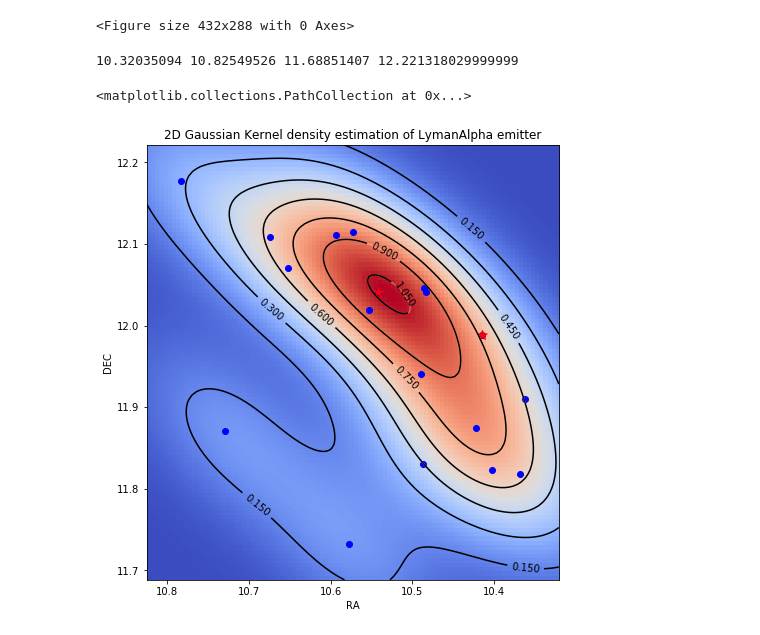
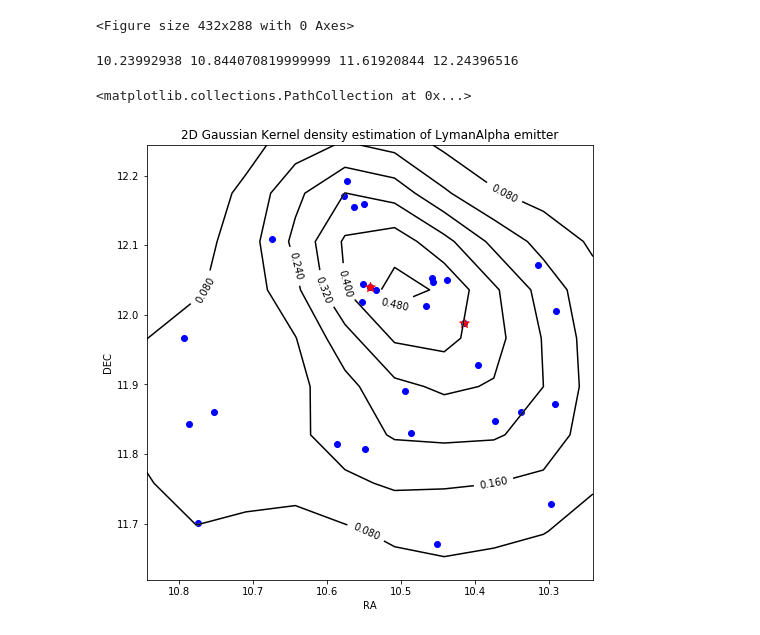
Before and after one commit to 991710301/Lyman-Alpha-nebula, a Jupyter notebook: BOSS0042.ipynb, the cells around one changed output. Cells and saved outputs as stored; diff of their text form; code cells hidden in the pictures.

```diff
--- a/BOSS0042.ipynb
+++ b/BOSS0042.ipynb
@@ -299,7 +299,7 @@ BOSS_NB_AREA_dubious=[]
 
 for i in range(len(idx_nb)):
     if (BOSS_Bw.standard_mag.data.obj[idx_nb][i]-BOSS_NB_match[i] > 0.9) \
-        & (BOSS_NB_match[i]< 23):
+        & (BOSS_NB_match[i]< 24):
         BOSS_Bw_X_IMAGE_dubious.append(BOSS_Bw_X_IMAGE[i])
         BOSS_Bw_Y_IMAGE_dubious.append(BOSS_Bw_Y_IMAGE[i])
         BOSS_Bw_RA_dubious.append(BOSS_Bw_ALPHA[i])
@@ -551,51 +554,55 @@ y_emitter=[]
 ra_emitter=[]
 dec_emitter=[]
 
-for i in range(len(BOSS_NB_X_IMAGE_dubious)):
-    '''
-    if choose(datacut,BOSS_NB_X_IMAGE_dubious[i],BOSS_NB_Y_IMAGE_dubious[i],-10,30):
-    '''
-    x_emitter.append(BOSS_NB_X_IMAGE_dubious[i])
-    y_emitter.append(BOSS_NB_Y_IMAGE_dubious[i])
-    ra_emitter.append(BOSS_NB_RA_dubious[i])
-    dec_emitter.append(BOSS_NB_DEC_dubious[i])
+
+for i in range(len(x_select)):
+    #if choose(datacut,BOSS_NB_X_IMAGE_dubious[i],BOSS_NB_Y_IMAGE_dubious[i],-10,30):
+    x_emitter.append(x_select[i])
+    y_emitter.append(y_select[i])
+    ra_emitter.append(ra_select[i])
+    dec_emitter.append(dec_select[i])
 # %%
 # Extract x and y
 x = ra_emitter
 y = dec_emitter
 # Define the borders
 deltaX = (max(x) - min(x))/10
 deltaY = (max(y) - min(y))/10
 xmin = min(x) - deltaX
 xmax = max(x) + deltaX
 ymin = min(y) - deltaY
 ymax = max(y) + deltaY
 print(xmin, xmax, ymin, ymax)
 
 coeff=((xmax-xmin)*(ymax-ymin)*36)
 
-# 1
+# Use Gauss Kernel Function f（x）=A·exp[-（x-x'）**2/sigma**2]
+#x‘——centre
+#sigma——bandwidth， default value： n**(-1./(d+4)), in which d is the Number of dimensions,n is the Number of datapoints.
+#!maybe we need a more reasonalbe value of bandwidth
+
 
 # Create meshgrid
-xx, yy = np.mgrid[xmin:xmax:100j, ymin:ymax:100j]
+xx, yy = np.mgrid[xmin:xmax:10j, ymin:ymax:10j]
 positions = np.vstack([xx.ravel(), yy.ravel()])
 values = np.vstack([x, y])
 kernel = sta.gaussian_kde(values)
 f = np.reshape(kernel(positions).T, xx.shape)/coeff
 fig = plt.figure(figsize=(8,8))
 ax = fig.gca()
 ax.set_xlim(xmax, xmin)
 ax.set_ylim(ymin, ymax)
-cfset = ax.contour(xx, yy, f, cmap='coolwarm')
+cfset = ax.contour(xx, yy, f,colors='w')
 ax.scatter(ra_emitter,dec_emitter,c='b')
-ax.imshow(np.rot90(f), cmap='coolwarm', extent=[xmin, xmax, ymin, ymax])
-cset = ax.contour(xx, yy, f, colors='k')
+#ax.imshow(np.rot90(f), extent=[xmin, xmax, ymin, ymax])
+#ax.imshow(np.rot90(f),cmap='coolwarm', extent=[xmin, xmax, ymin, ymax])
+cset = ax.contour(xx, yy, f, colors='black')
 ax.clabel(cset, inline=1, fontsize=10)
 ax.set_xlabel('RA')
 ax.set_ylabel('DEC')
 plt.title('2D Gaussian Kernel density estimation of LymanAlpha emitter')
 ax.scatter(ra_final,dec_final, c='r', s=100, marker='*')
 # %% [output]
-10.32035094 10.82549526 11.68851407 12.221318029999999
+10.23992938 10.844070819999999 11.61920844 12.24396516
 <matplotlib.collections.PathCollection at 0x...>
-[figure, old version]
+[figure, new version]
```
Also changed, not shown: parts of 16 cells of this notebook.
